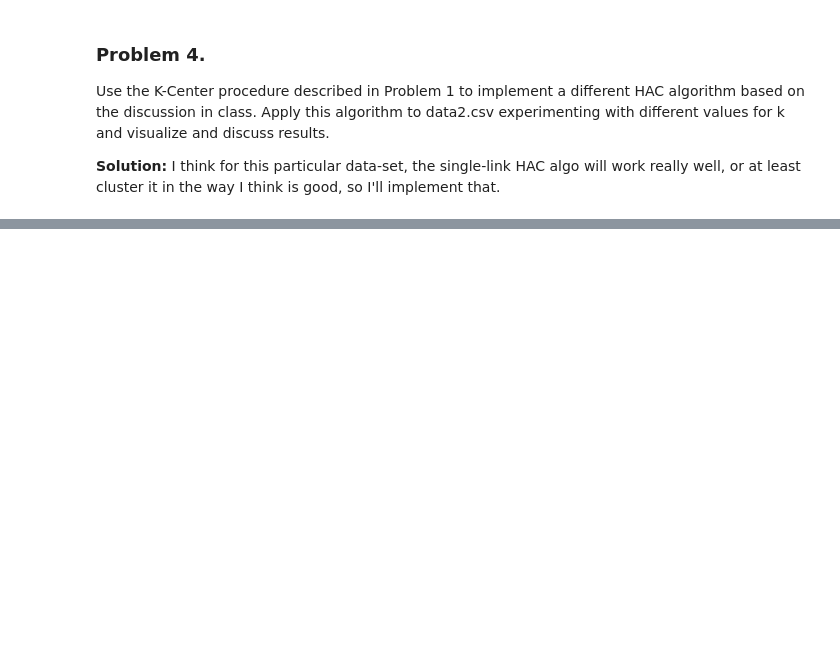
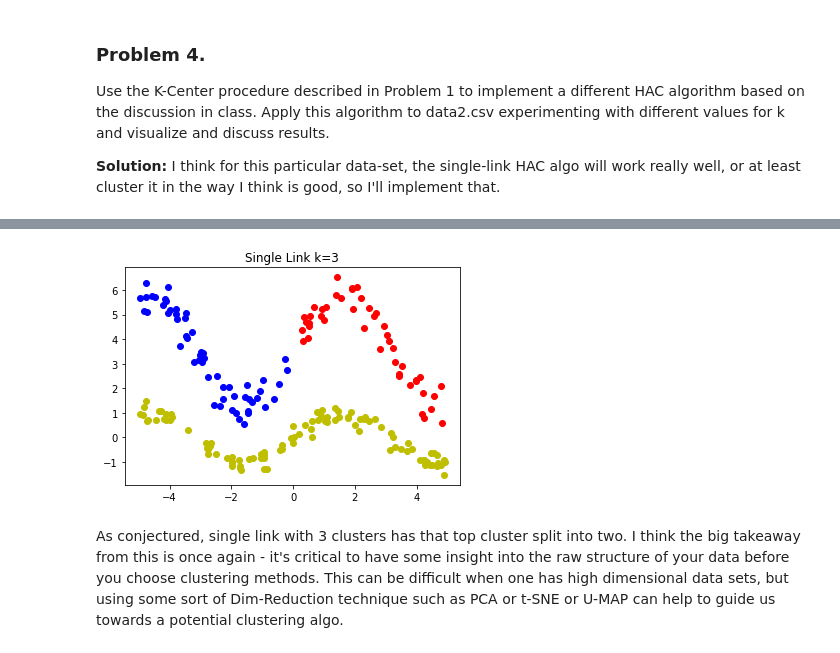
Before and after one commit to mkcyoung/clustering-2020, a Jupyter notebook: hw1/hw1.ipynb, the cells around one changed output, grey strips where cells are left out. Saved outputs shown, nothing was run; the diff lists cells and outputs as text; code cells hidden in the pictures; blank space fills up the shorter version.

```diff
--- a/hw1/hw1.ipynb
+++ b/hw1/hw1.ipynb
@@ -377,0 +622,12 @@ Use the K-Center procedure described in Problem 1 to implement a different HAC a
+# %%
+plt.plot(M[0][:,1],M[0][:,2],'or')
+plt.plot(M[1][:,1],M[1][:,2],'ob')
+plt.plot(M[2][:,1],M[2][:,2],'oy')
+# plt.plot(M[2][:,1],M[2][:,2],'oy')
+# plt.plot(M[3][:,1],M[3][:,2],'oc')
+plt.title("Single Link k=3")
+plt.show()
+# %% [output]
+[figure, added]
+# %% [markdown]
+As conjectured, single link with 3 clusters has that top cluster split into two. I think the big takeaway from this is once again - it's critical to have some insight into the raw structure of your data before you choose clustering methods. This can be difficult when one has high dimensional data sets, but using some sort of Dim-Reduction technique such as PCA or t-SNE or U-MAP can help to guide us towards a potential clustering algo.
```
Also changed, not shown: parts of 9 cells of this notebook.
